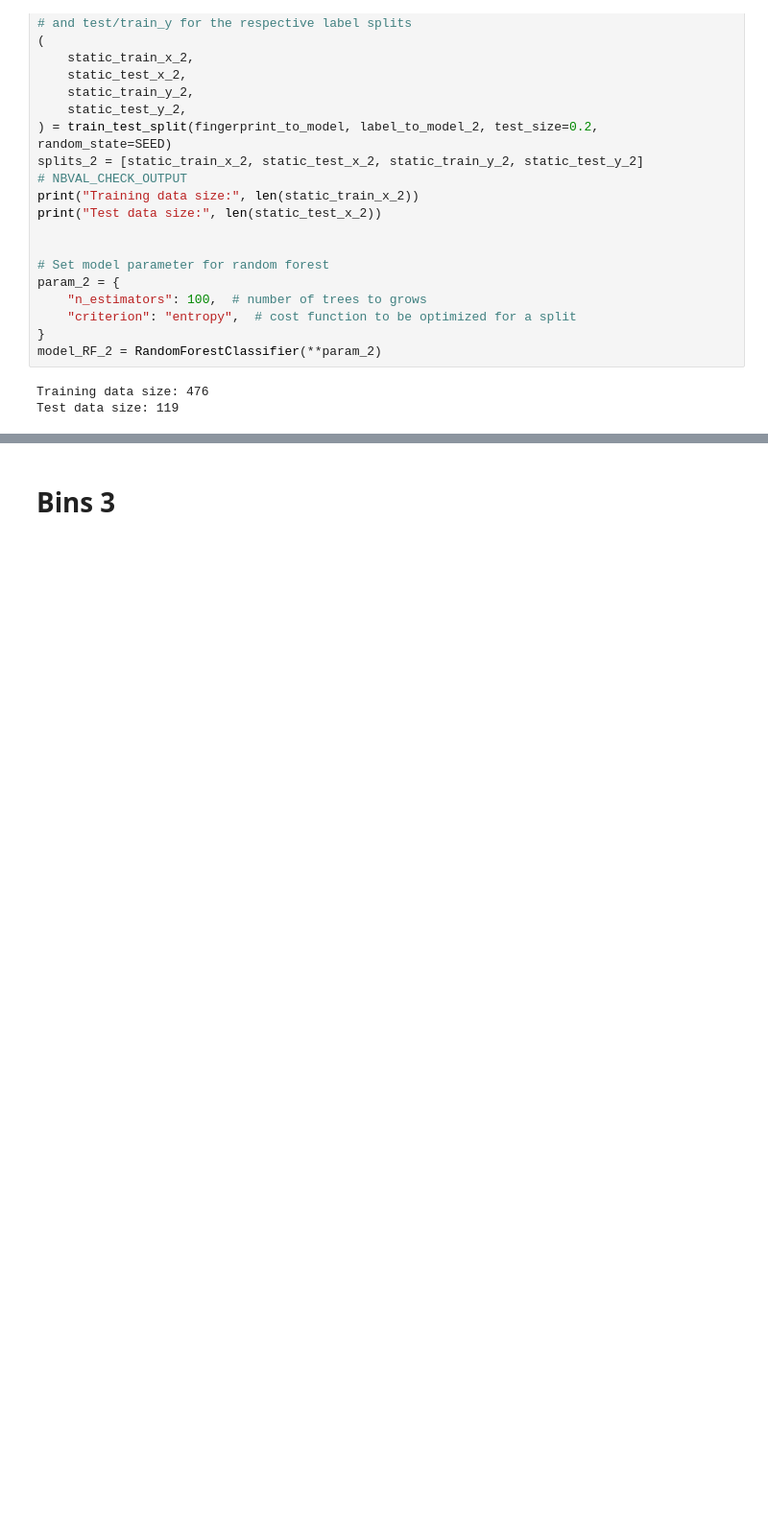
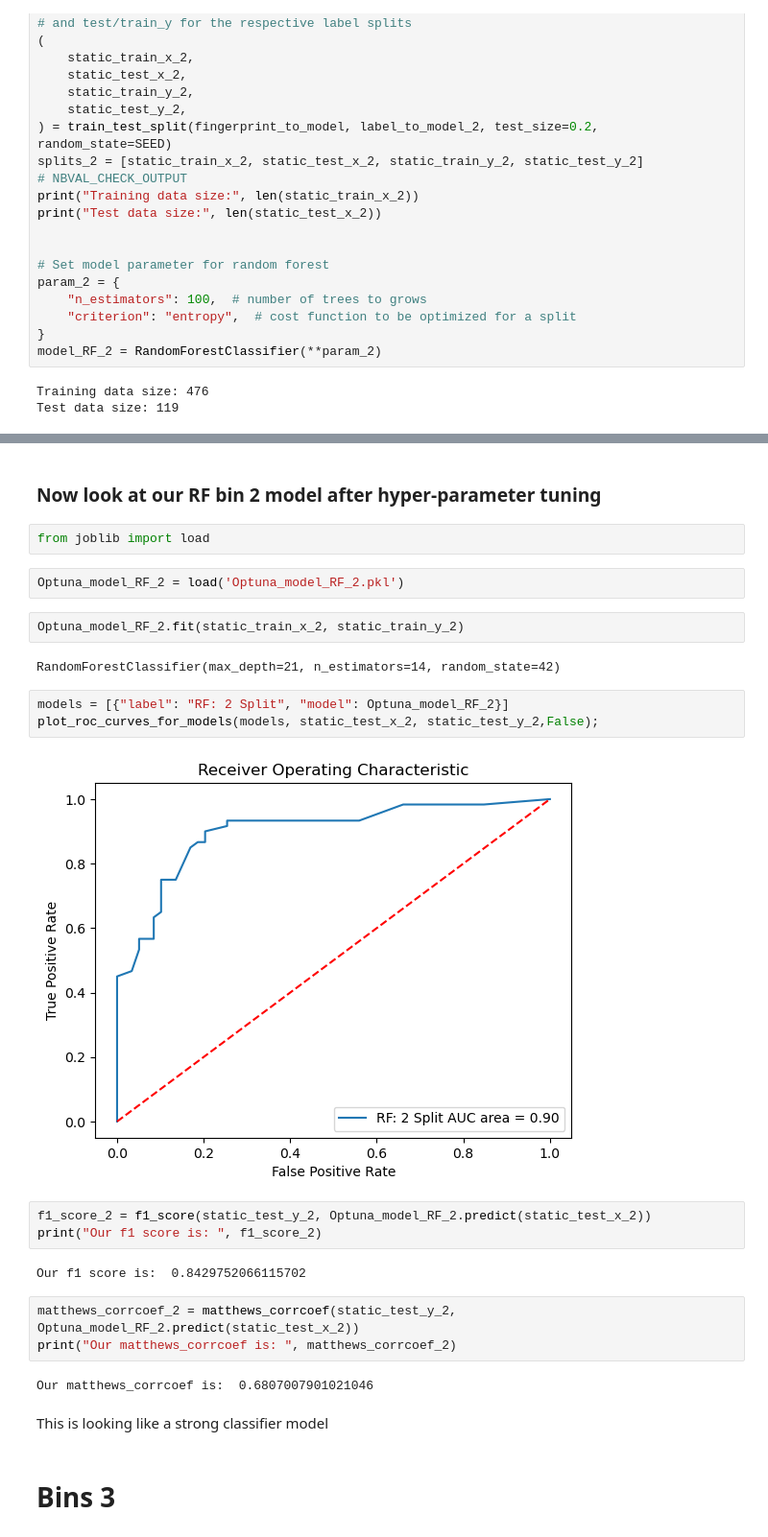
Before and after one commit to ASarriJackson/SummerProject, a Jupyter notebook: Classifiers/Classification_Random_Forrest.ipynb, the cells around one changed output, grey strips where cells are left out. Shown at 96% size. Drawn from its saved outputs; the diff is of its cells as text; blank space fills up the shorter version.

```diff
--- a/Classifiers/Classification_Random_Forrest.ipynb
+++ b/Classifiers/Classification_Random_Forrest.ipynb
@@ -78,3 +78,30 @@ plot_roc_curves_for_models(models, static_test_x_2, static_test_y_2,False)
+# %% [markdown]
+### Now look at our RF bin 2 model after hyper-parameter tuning ###
+# %%
+from joblib import load
+# %%
+Optuna_model_RF_2 = load('Optuna_model_RF_2.pkl')
+# %%
+Optuna_model_RF_2.fit(static_train_x_2, static_train_y_2)
+# %% [output]
+RandomForestClassifier(max_depth=21, n_estimators=14, random_state=42)
+# %%
+models = [{"label": "RF: 2 Split", "model": Optuna_model_RF_2}]
+plot_roc_curves_for_models(models, static_test_x_2, static_test_y_2,False);
+# %% [output]
+[figure, added]
+# %%
+f1_score_2 = f1_score(static_test_y_2, Optuna_model_RF_2.predict(static_test_x_2))
+print("Our f1 score is: ", f1_score_2)
+# %% [output]
+Our f1 score is:  0.8429752066115702
+# %%
+matthews_corrcoef_2 = matthews_corrcoef(static_test_y_2, Optuna_model_RF_2.predict(static_test_x_2))
+print("Our matthews_corrcoef is: ", matthews_corrcoef_2)
+# %% [output]
+Our matthews_corrcoef is:  0.6807007901021046
+# %% [markdown]
+This is looking like a strong classifier model
 # %% [markdown]
 # Bins 3 #
 # %%
```
Also changed, not shown: parts of 47 cells of this notebook, 12 other files.
